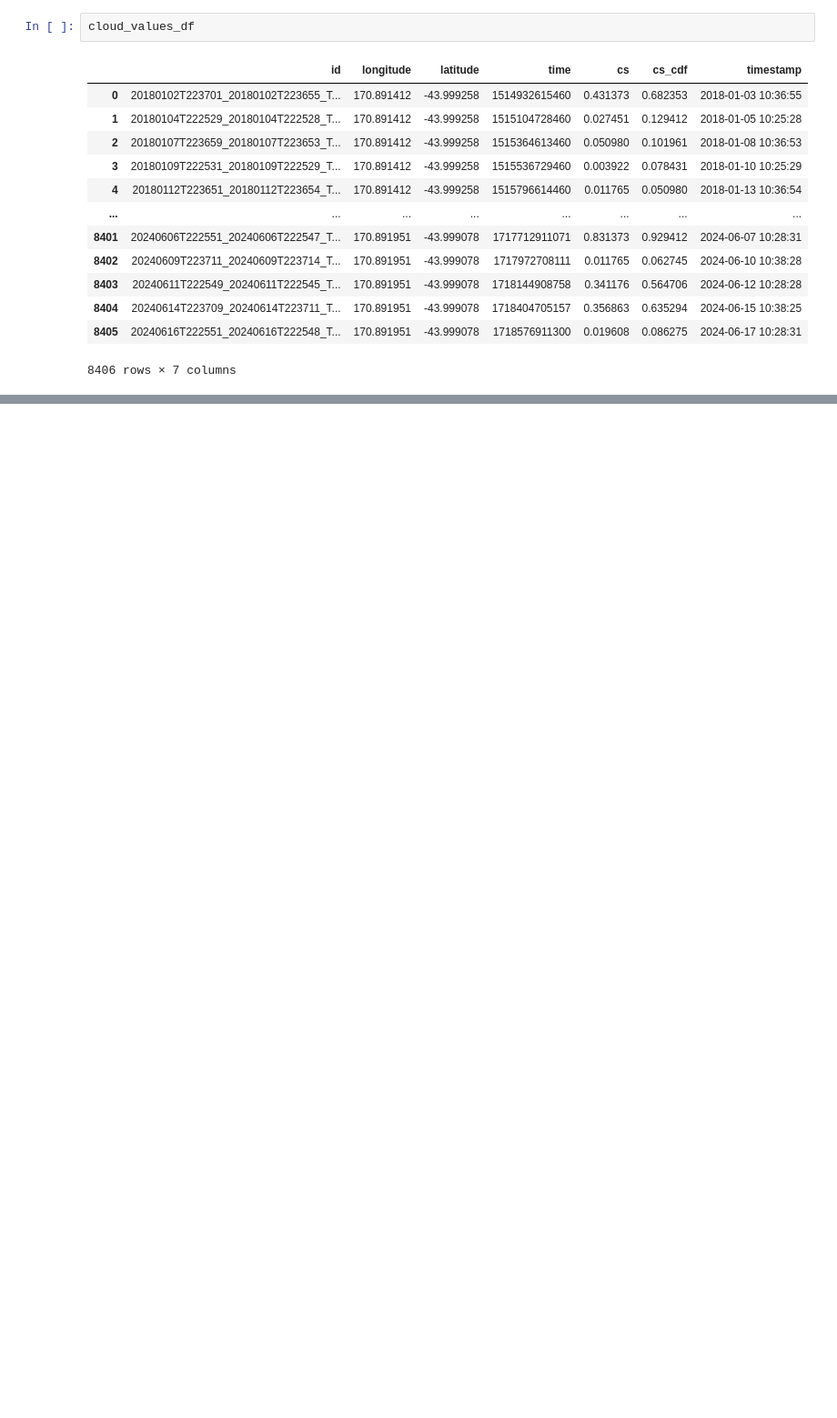
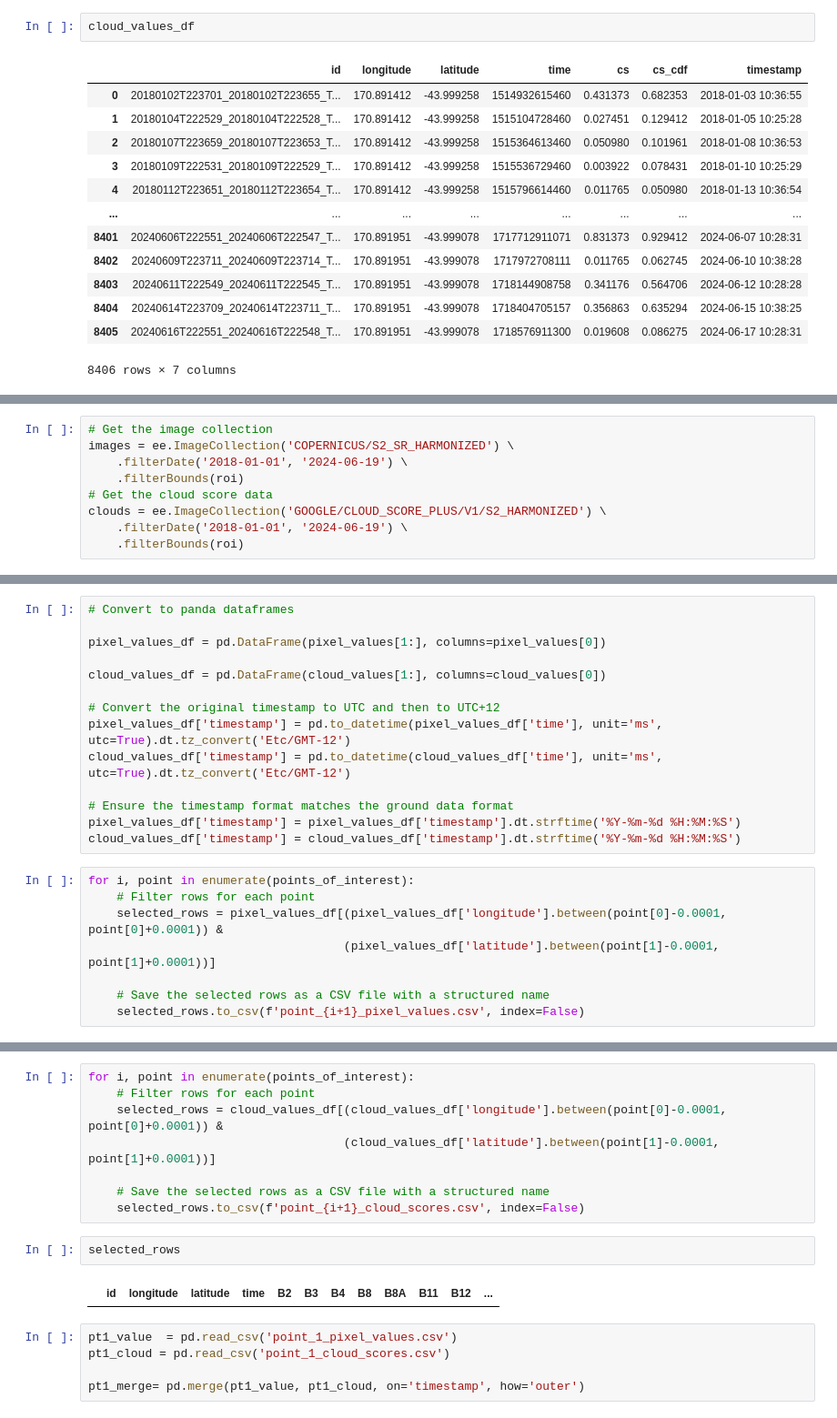
Before and after one commit to zhouhao-matt/CodeWorks, a Jupyter notebook: 69660_New/gee_test.ipynb, the cells around one changed output, grey strips where cells are left out. Shown: that part at 91% size. Saved outputs shown, nothing was run; the diff lists cells and outputs as text; blank space fills up the shorter version.

```diff
--- a/69660_New/gee_test.ipynb
+++ b/69660_New/gee_test.ipynb
@@ -98,0 +154,9 @@ cloud_values_df
+# %%
+# Get the image collection
+images = ee.ImageCollection('COPERNICUS/S2_SR_HARMONIZED') \
+    .filterDate('2018-01-01', '2024-06-19') \
+    .filterBounds(roi)
+# Get the cloud score data
+clouds = ee.ImageCollection('GOOGLE/CLOUD_SCORE_PLUS/V1/S2_HARMONIZED') \
+    .filterDate('2018-01-01', '2024-06-19') \
+    .filterBounds(roi)
@@ -98,0 +181,22 @@ cloud_values_df
+# %%
+# Convert to panda dataframes
+
+pixel_values_df = pd.DataFrame(pixel_values[1:], columns=pixel_values[0])
+
+cloud_values_df = pd.DataFrame(cloud_values[1:], columns=cloud_values[0])
+
+# Convert the original timestamp to UTC and then to UTC+12
+pixel_values_df['timestamp'] = pd.to_datetime(pixel_values_df['time'], unit='ms', utc=True).dt.tz_convert('Etc/GMT-12')
+cloud_values_df['timestamp'] = pd.to_datetime(cloud_values_df['time'], unit='ms', utc=True).dt.tz_convert('Etc/GMT-12')
+
+# Ensure the timestamp format matches the ground data format
+pixel_values_df['timestamp'] = pixel_values_df['timestamp'].dt.strftime('%Y-%m-%d %H:%M:%S')
+cloud_values_df['timestamp'] = cloud_values_df['timestamp'].dt.strftime('%Y-%m-%d %H:%M:%S')
+# %%
+for i, point in enumerate(points_of_interest):
+    # Filter rows for each point
+    selected_rows = pixel_values_df[(pixel_values_df['longitude'].between(point[0]-0.0001, point[0]+0.0001)) &
+                                    (pixel_values_df['latitude'].between(point[1]-0.0001, point[1]+0.0001))]
+
+    # Save the selected rows as a CSV file with a structured name
+    selected_rows.to_csv(f'point_{i+1}_pixel_values.csv', index=False)
@@ -98,0 +219,17 @@ cloud_values_df
+# %%
+for i, point in enumerate(points_of_interest):
+    # Filter rows for each point
+    selected_rows = cloud_values_df[(cloud_values_df['longitude'].between(point[0]-0.0001, point[0]+0.0001)) &
+                                    (cloud_values_df['latitude'].between(point[1]-0.0001, point[1]+0.0001))]
+
+    # Save the selected rows as a CSV file with a structured name
+    selected_rows.to_csv(f'point_{i+1}_cloud_scores.csv', index=False)
+# %%
+selected_rows
+# %% [output]
+|  | id | longitude | latitude | time | B2 | B3 | B4 | B8 | B8A | B11 | B12 | ... |
+# %%
+pt1_value  = pd.read_csv('point_1_pixel_values.csv')
+pt1_cloud = pd.read_csv('point_1_cloud_scores.csv')
+
+pt1_merge= pd.merge(pt1_value, pt1_cloud, on='timestamp', how='outer')
```
Also changed, not shown: parts of 10 cells of this notebook, 19 other files.
